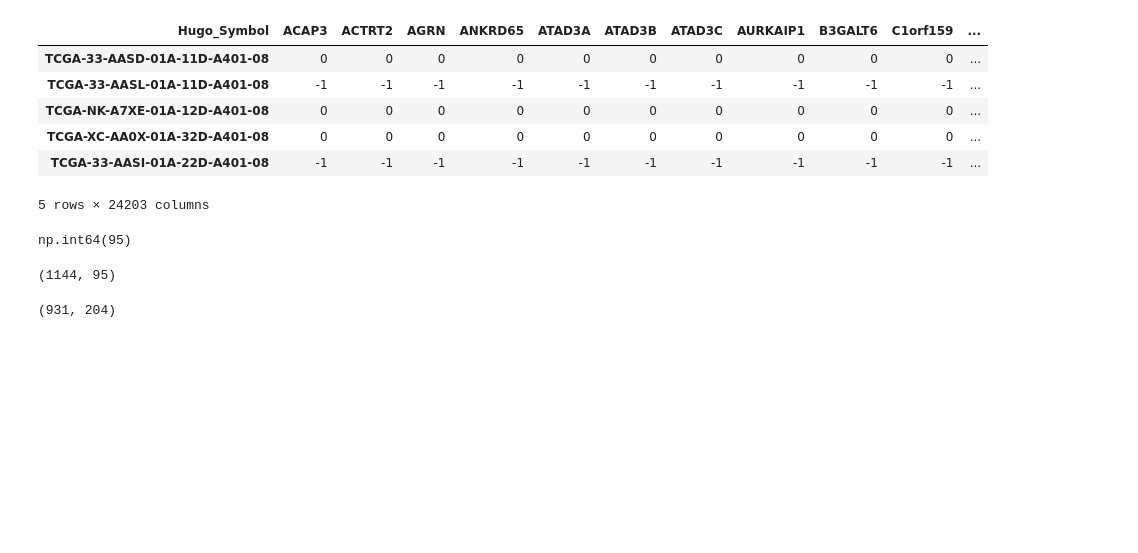
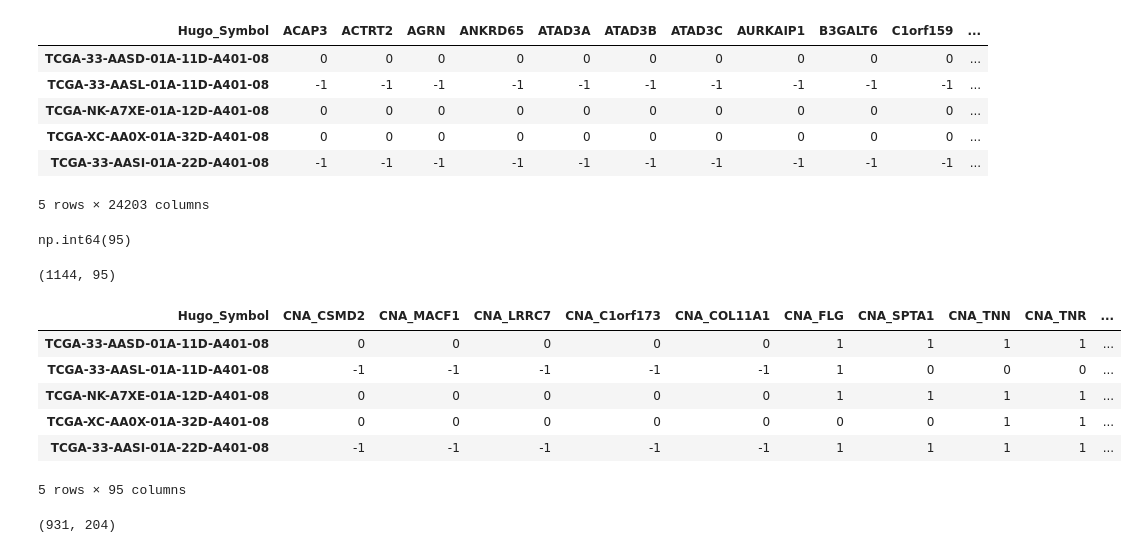
Before and after one commit to jacob-tye/BMI_6114_Project, a Jupyter notebook: analysis/00_data_prep.ipynb, the cells around one changed output. Saved outputs shown, nothing was run; the diff lists cells and outputs as text; code cells hidden in the pictures; blank space fills up the shorter version.

```diff
--- a/analysis/00_data_prep.ipynb
+++ b/analysis/00_data_prep.ipynb
@@ -396,9 +396,20 @@ np.int64(95)
 # %%
 # Filter columns in cna_t that are in top_symbols
 cna_t = cna_t.loc[:, cna_t.columns.isin(top_symbols)]
-cna_t.shape
+print(cna_t.shape)
+
+cna_t = cna_t.rename(columns = lambda col: f"CNA_{col}")
+
+cna_t.head()
 # %% [output]
 (1144, 95)
+| Hugo_Symbol | CNA_CSMD2 | CNA_MACF1 | CNA_LRRC7 | CNA_C1orf173 | CNA_COL11A1 | CNA_FLG | CNA_SPTA1 | CNA_TNN | CNA_TNR | ... |
+| TCGA-33-AASD-01A-11D-A401-08 | 0 | 0 | 0 | 0 | 0 | 1 | 1 | 1 | 1 | ... |
+| TCGA-33-AASL-01A-11D-A401-08 | -1 | -1 | -1 | -1 | -1 | 1 | 0 | 0 | 0 | ... |
+| TCGA-NK-A7XE-01A-12D-A401-08 | 0 | 0 | 0 | 0 | 0 | 1 | 1 | 1 | 1 | ... |
+| TCGA-XC-AA0X-01A-32D-A401-08 | 0 | 0 | 0 | 0 | 0 | 0 | 0 | 1 | 1 | ... |
+| TCGA-33-AASI-01A-22D-A401-08 | -1 | -1 | -1 | -1 | -1 | 1 | 1 | 1 | 1 | ... |
+5 rows × 95 columns
 # %%
 # Step 1: Find common indices
 common_indices = cna_t.index.intersection(merged_clin_sample_mut_data.index)
```
Also changed, not shown: parts of 2 cells of this notebook.
